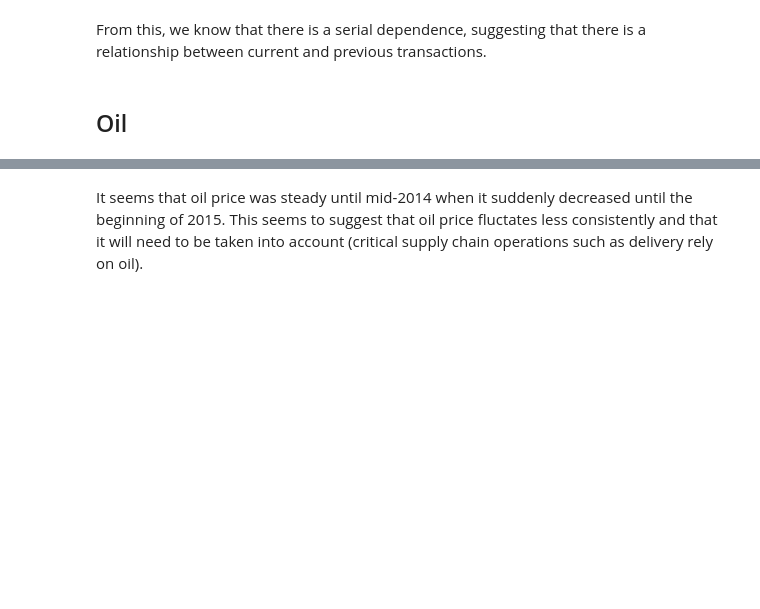
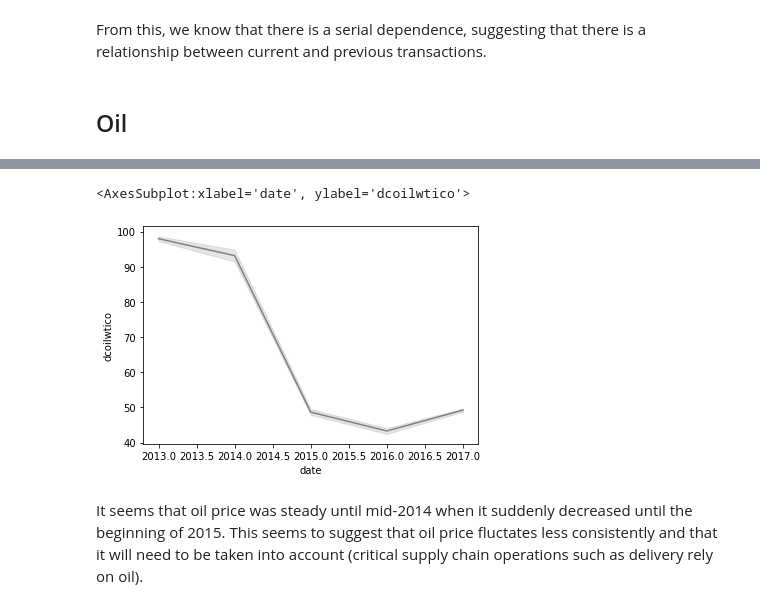
Before and after one commit to HelloWorld183L/EDA_Work, a Jupyter notebook: salestimeseries.ipynb, the cells around one changed output, grey strips where cells are left out. Drawn from its saved outputs; the diff is of its cells as text; code cells hidden in the pictures; blank space fills up the shorter version.

```diff
--- a/salestimeseries.ipynb
+++ b/salestimeseries.ipynb
@@ -661,15 +678,8 @@ oil_df.head()
 # %%
-oil_df['moving_avg'] = oil_df['dcoilwtico'].rolling(
-    window=31,
-    center=True,
-    min_periods=15,
-).mean()
-
-sns.lineplot(x=oil_df.index, y='dcoilwtico', data=oil_df, color="0.5")
-sns.lineplot(x=oil_df.index, y='moving_avg', data=oil_df,
-             linewidth=3, label="Moving Average",
-             color="red")
-plt.title("Daily oil price - 365-Day Moving Average")
+sns.lineplot(x=oil_df.index.year, y='dcoilwtico', data=oil_df, color="0.5")
+# %% [output]
+<AxesSubplot:xlabel='date', ylabel='dcoilwtico'>
+[figure, added]
 # %% [markdown]
 It seems that oil price was steady until mid-2014 when it suddenly decreased until the beginning of 2015. This seems to suggest that oil price fluctates less consistently and that it will need to be taken into account (critical supply chain operations such as delivery rely on oil).
 # %%
```
Also changed, not shown: parts of 35 cells of this notebook.
